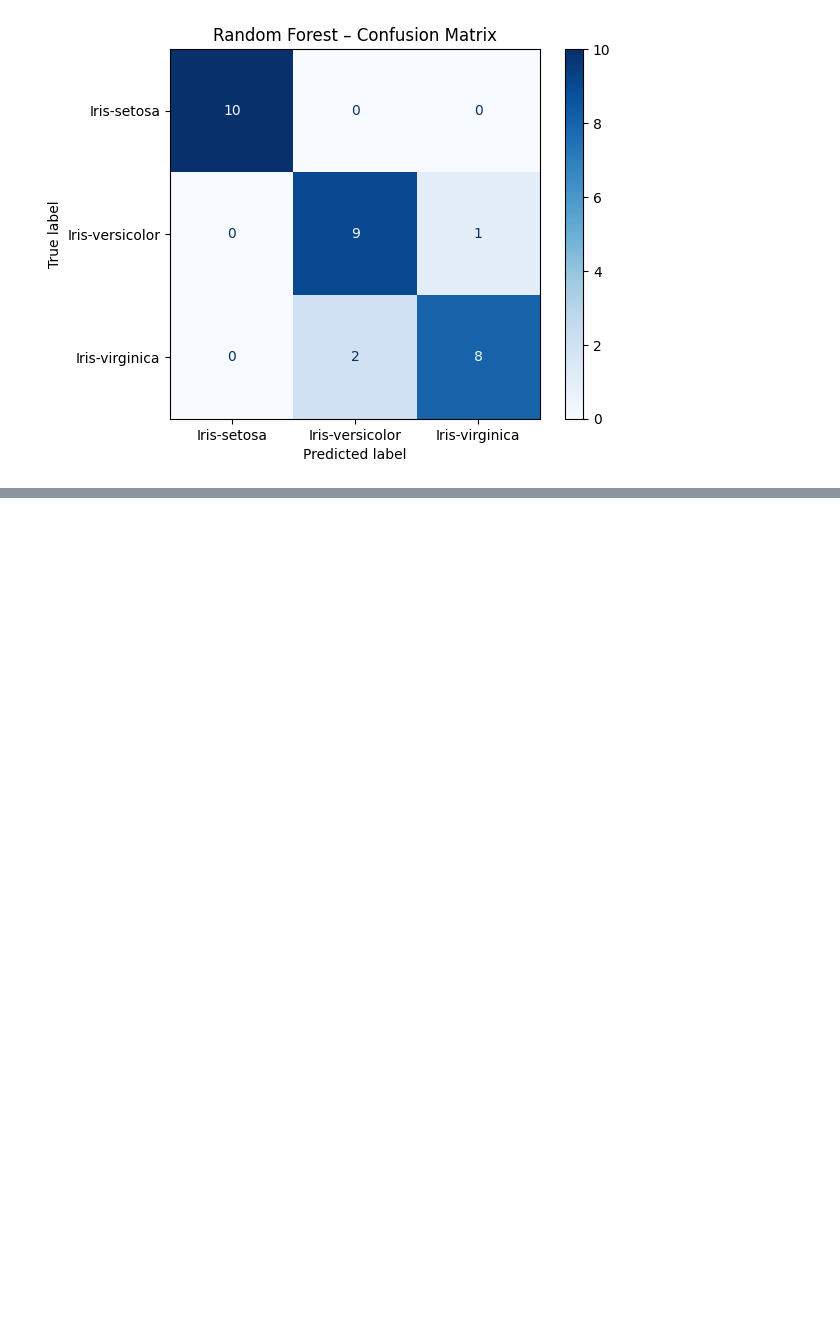
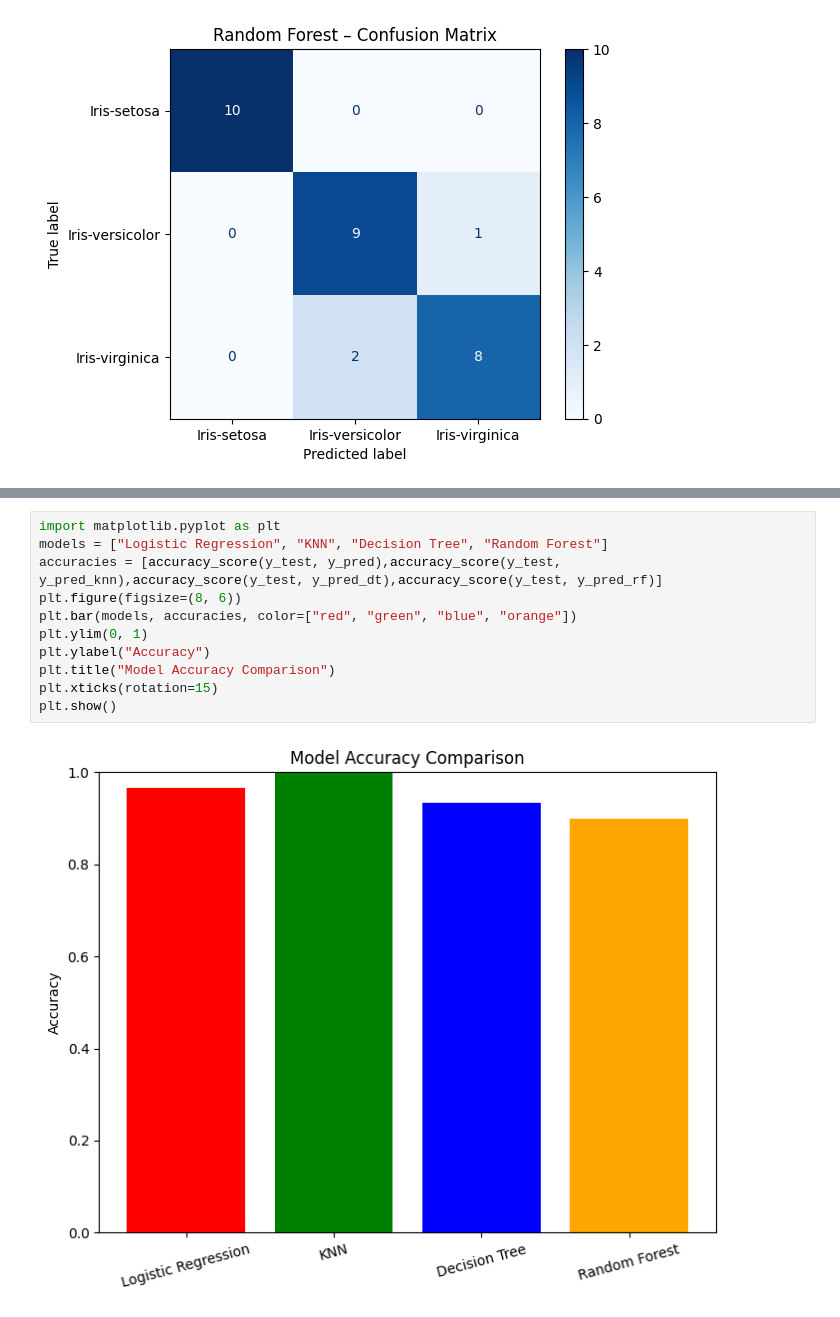
Before and after one commit to AmolSadana012/Iris_Flower_Classification_EDA, a Jupyter notebook: Iris_Classification.ipynb, the cells around one changed output, grey strips where cells are left out. Cells and saved outputs as stored; diff of their text form; blank space fills up the shorter version.

Commit message:
Comparing Models

```diff
--- a/Iris_Classification.ipynb
+++ b/Iris_Classification.ipynb
@@ -262,0 +278,13 @@ plt.show()
+# %%
+import matplotlib.pyplot as plt
+models = ["Logistic Regression", "KNN", "Decision Tree", "Random Forest"]
+accuracies = [accuracy_score(y_test, y_pred),accuracy_score(y_test, y_pred_knn),accuracy_score(y_test, y_pred_dt),accuracy_score(y_test, y_pred_rf)]
+plt.figure(figsize=(8, 6))
+plt.bar(models, accuracies, color=["red", "green", "blue", "orange"])
+plt.ylim(0, 1)
+plt.ylabel("Accuracy")
+plt.title("Model Accuracy Comparison")
+plt.xticks(rotation=15)
+plt.show()
+# %% [output]
+[figure, added]
```
Also changed, not shown: parts of 5 cells of this notebook.
